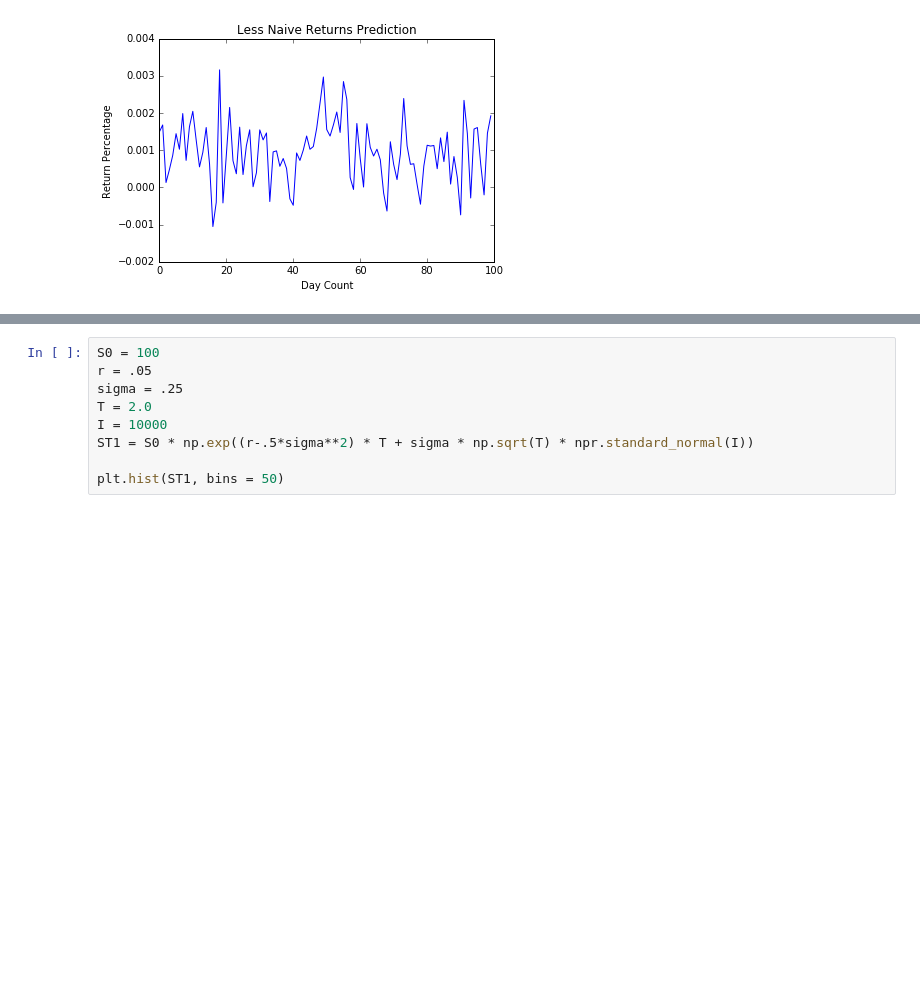
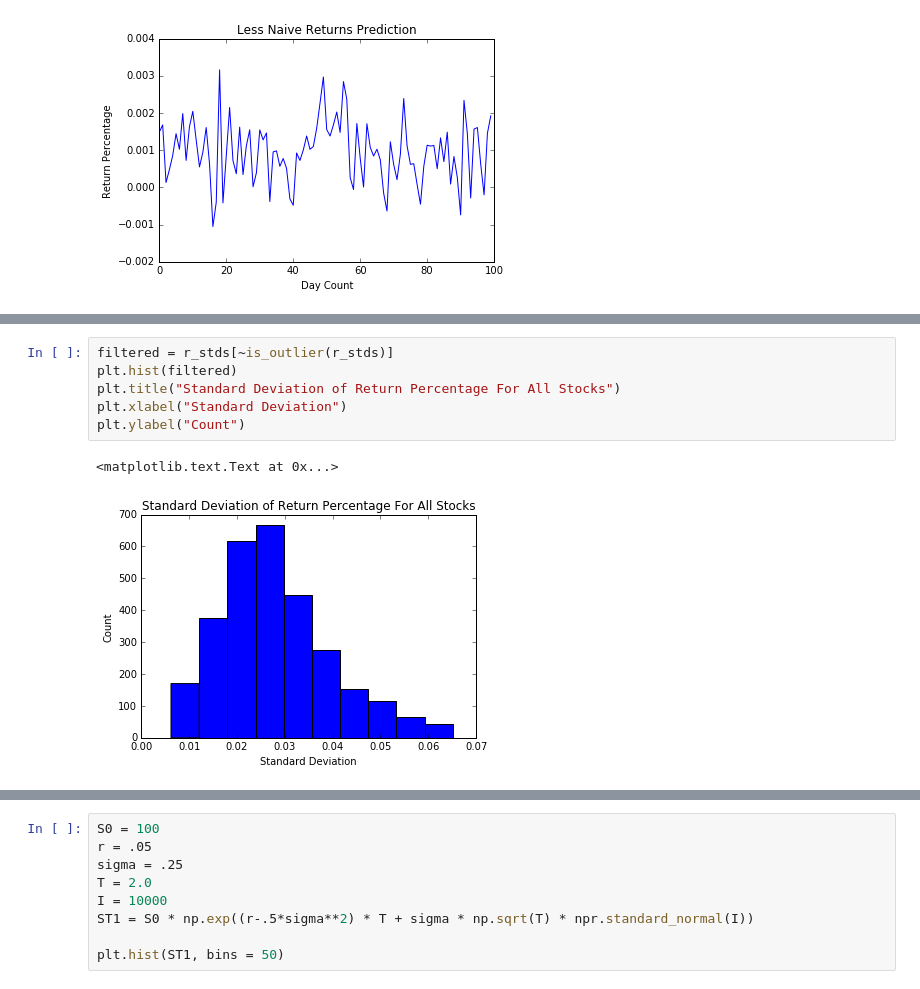
Before and after one commit to AM207-project/AM207_MC_stock_derivatives, a Jupyter notebook: work/Kevin/Chapter 10 Stochastic Processes.ipynb, the cells around one changed output, grey strips where cells are left out. Drawn from its saved outputs; the diff is of its cells as text; blank space fills up the shorter version.

```diff
--- a/work/Kevin/Chapter 10 Stochastic Processes.ipynb
+++ b/work/Kevin/Chapter 10 Stochastic Processes.ipynb
@@ -73,0 +126,9 @@ jmp: 284  n: 2849
+# %%
+filtered = r_stds[~is_outlier(r_stds)]
+plt.hist(filtered)
+plt.title("Standard Deviation of Return Percentage For All Stocks")
+plt.xlabel("Standard Deviation")
+plt.ylabel("Count")
+# %% [output]
+<matplotlib.text.Text at 0x...>
+[figure, added]
```
Also changed, not shown: parts of 8 cells of this notebook.
